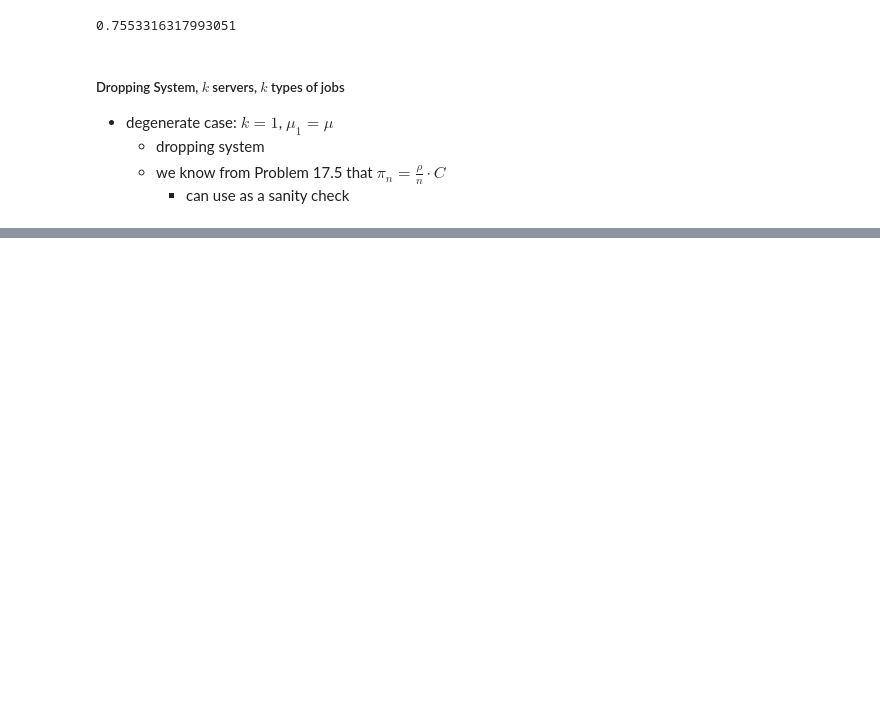
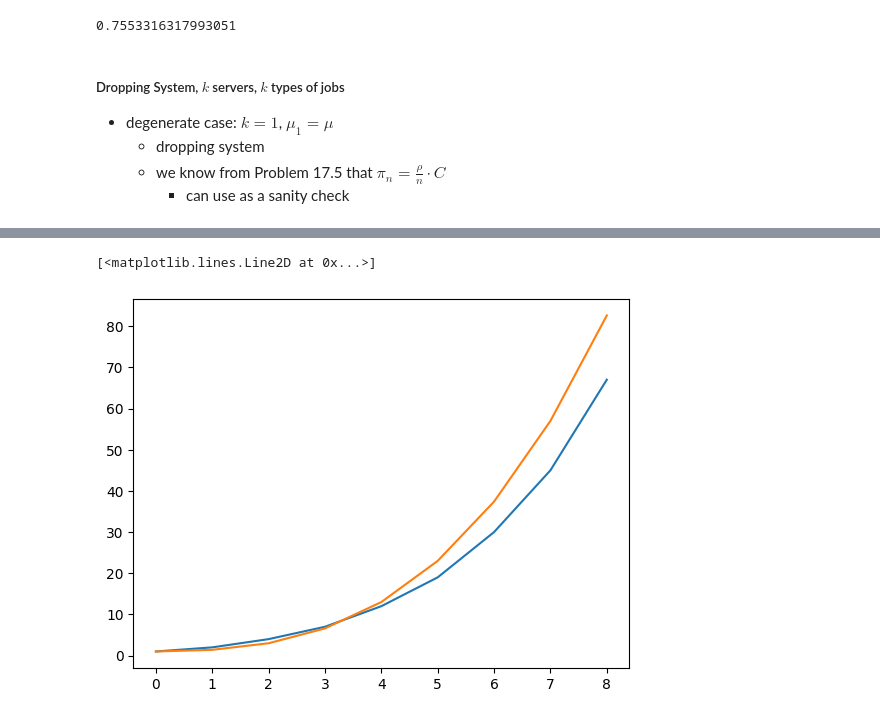
Before and after one commit to DolevArtzi/probably-probability, a Jupyter notebook: queueing/dropping_system.ipynb, the cells around one changed output, grey strips where cells are left out. Drawn from its saved outputs; the diff is of its cells as text; code cells hidden in the pictures; blank space fills up the shorter version.

```diff
--- a/queueing/dropping_system.ipynb
+++ b/queueing/dropping_system.ipynb
@@ -254,0 +453,33 @@ print(f'Average Ratio:{np.mean(a)}')
+# %%
+from tqdm import tqdm
+a__ = [1, 1, 2, 3, 5, 7, 11, 15, 22, 30]
+def N(k):
+    s = 0
+    s1 = 0
+    for a1 in range(k+1):
+        for a2 in range(k+1):
+            for a3 in range(k+1):
+                for a4 in range(k+1):
+                    for a5 in range(k+1):
+                        for a6 in range(k+1):
+                            for a7 in range(k+1):
+                                for a8 in range(k+1):
+                                    for a9 in range(k+1):
+                                        # for a10 in range(k+1):
+                                        #     for a11 in range(k+1):
+                                        #         for a12 in range(k+1):
+                                                    # a10,a11,a12 = 0,0,0
+                                                    if (a1 + 2 * a2 + 3 * a3 + 4 * a4 + 5 * a5 + 6 * a6 + 7 * a7 + 8 * a8 + 9 * a9) <= k and 0 <= a1 <= k and 0 <= a2 <= math.floor(k / 2) and 0 <= a3 <= math.floor(k / 3) and 0 <= a4 <= math.floor(k / 4) and 0 <= a5 <= math.floor(k / 5) and 0 <= a6 <= math.floor(k / 6) and 0 <= a7 <= math.floor(k/7) and 0 <= a8 <= math.floor(k / 8) and 0 <= a9 <= math.floor(k / 9):
+                                                        s += 1
+                                                        _as = [0,a1,a2,a3,a4,a5,a6,a7,a8,a9]
+                                                        m = {i:_as[i] for i in range(len(_as))}
+                                                        # pos = [i for i in range ]
+                                                        pos = [i for i in range(len(_as)) if i > 1 and _as[i] > 0]
+                                                        p = 1
+                                                        for i in pos:
+                                                            p *= math.comb(_as[i] + i - 1,i - 1)
+                                                        s1 += p
+
+    print(k,s,s1)
+for i in (range(0,13)):
+    N(i)
@@ -254,0 +498,13 @@ print(f'Average Ratio:{np.mean(a)}')
+# %%
+xs = list(range(9))
+ys = [1,2,4,7,12,19,30,45,67]
+
+plt.plot(xs,ys)
+xs2 = []
+xs2.append(1)
+for i in range(1,9):
+    xs2.append(xs2[-1] + xs[-1] * i ** 2 / 20)
+plt.plot(xs,xs2)
+# %% [output]
+[<matplotlib.lines.Line2D at 0x...>]
+[figure, added]
```
Also changed, not shown: parts of 26 cells of this notebook.
